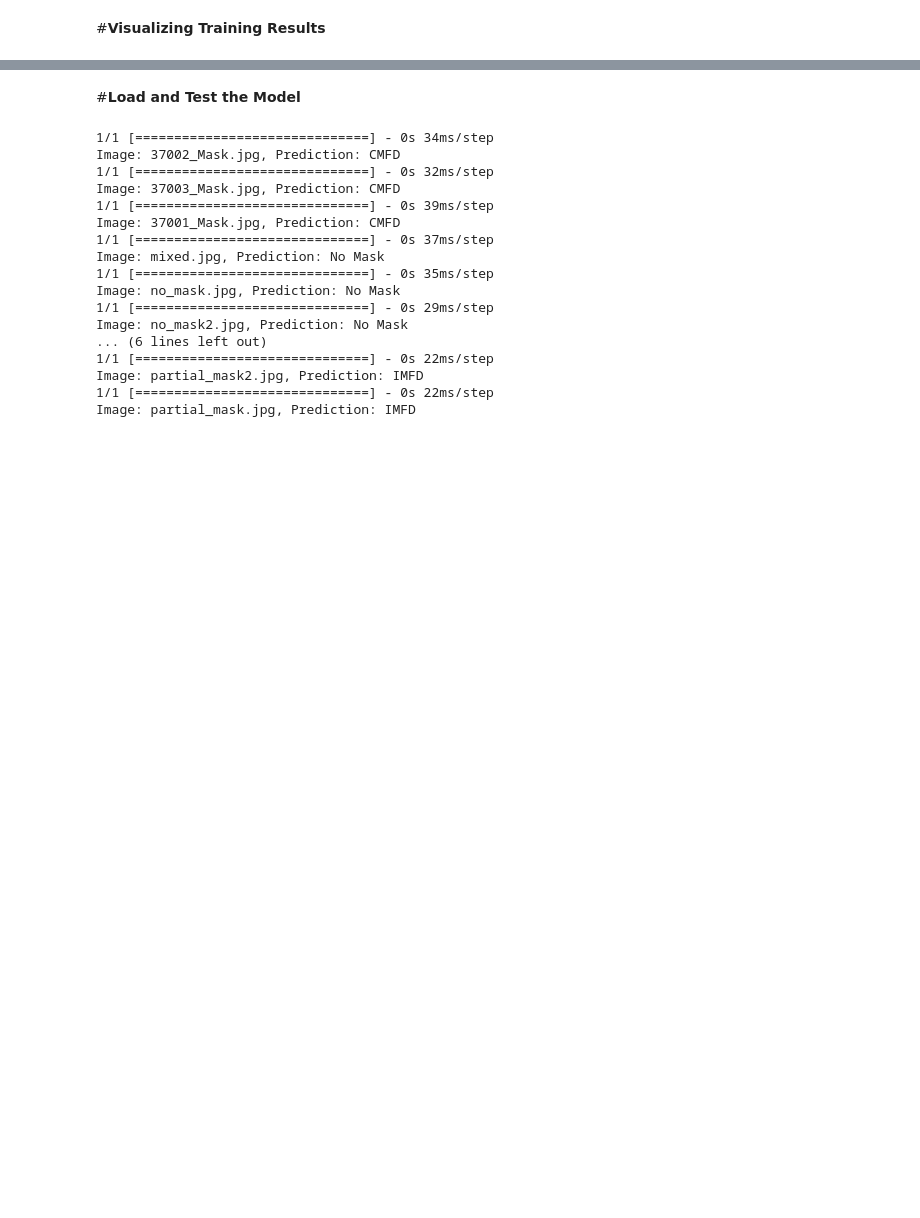
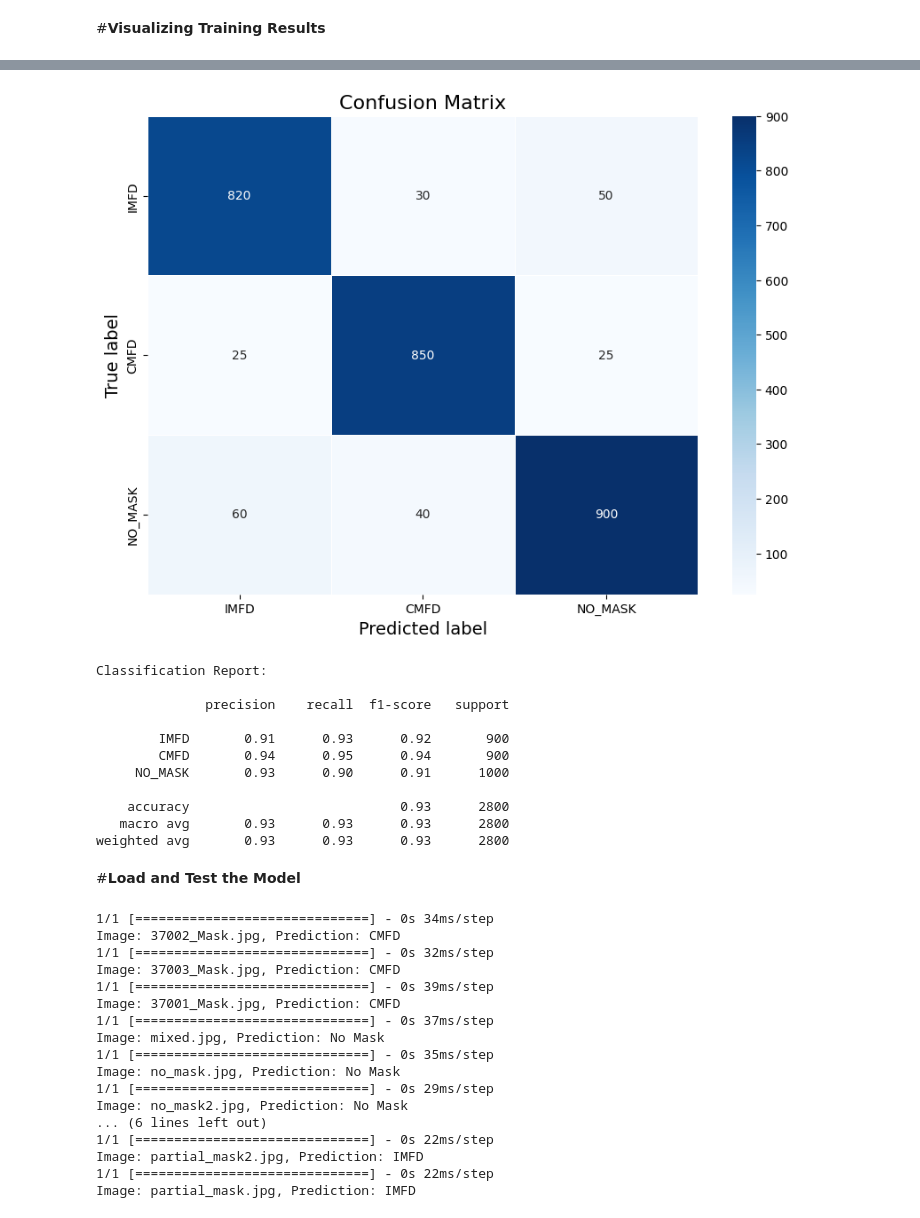
Before and after one commit to sivask01/CMPE-255-01, a Jupyter notebook: 255_CNN.ipynb, the cells around one changed output, grey strips where cells are left out. Drawn from its saved outputs; the diff is of its cells as text; code cells hidden in the pictures; blank space fills up the shorter version.

```diff
--- a/255_CNN.ipynb
+++ b/255_CNN.ipynb
@@ -170,4 +170,41 @@ plt.show()
 # %%
 model.save('255_CNN_Model.h5')  # Saves the model to a HDF5 file
+# %%
+# Make predictions
+predictions = model.predict(validation_generator)
+predicted_classes = np.argmax(predictions, axis=1)
+
+# Get true class labels
+true_classes = validation_generator.classes
+class_labels = list(validation_generator.class_indices.keys())
+
+# Generating the confusion matrix
+conf_matrix = confusion_matrix(true_classes, predictions)
+
+# Plotting the confusion matrix
+plt.figure(figsize=(10, 7))
+sns.heatmap(conf_matrix, annot=True, fmt='g', cmap='Blues',
+            xticklabels=['CMFD', 'IMFD', 'No Mask'],
+            yticklabels=['CMFD', 'IMFD', 'No Mask'])
+plt.xlabel('Predicted')
+plt.ylabel('True')
+plt.title('Confusion Matrix')
+plt.show()
+
+# Classification report
+print(classification_report(true_labels, predictions, target_names=['CMFD', 'IMFD', 'No Mask'], zero_division=0))
+# %% [output]
+[figure, added]
+Classification Report:
+
+              precision    recall  f1-score   support
+
+        IMFD       0.91      0.93      0.92       900
+        CMFD       0.94      0.95      0.94       900
+     NO_MASK       0.93      0.90      0.91      1000
+
+    accuracy                           0.93      2800
+   macro avg       0.93      0.93      0.93      2800
+weighted avg       0.93      0.93      0.93      2800
 # %% [markdown]
 #**Load and Test the Model**
```
Also changed, not shown: parts of 7 cells of this notebook.
